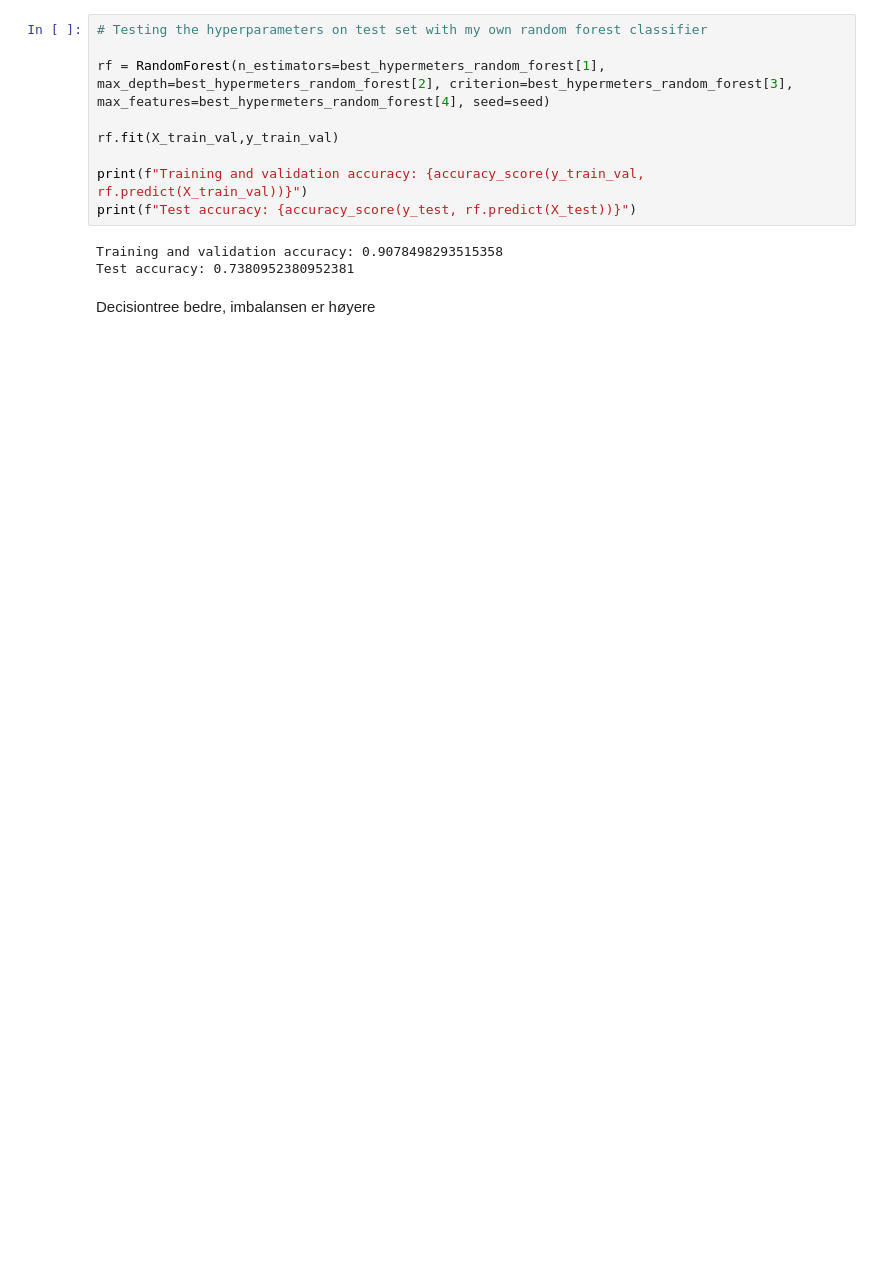
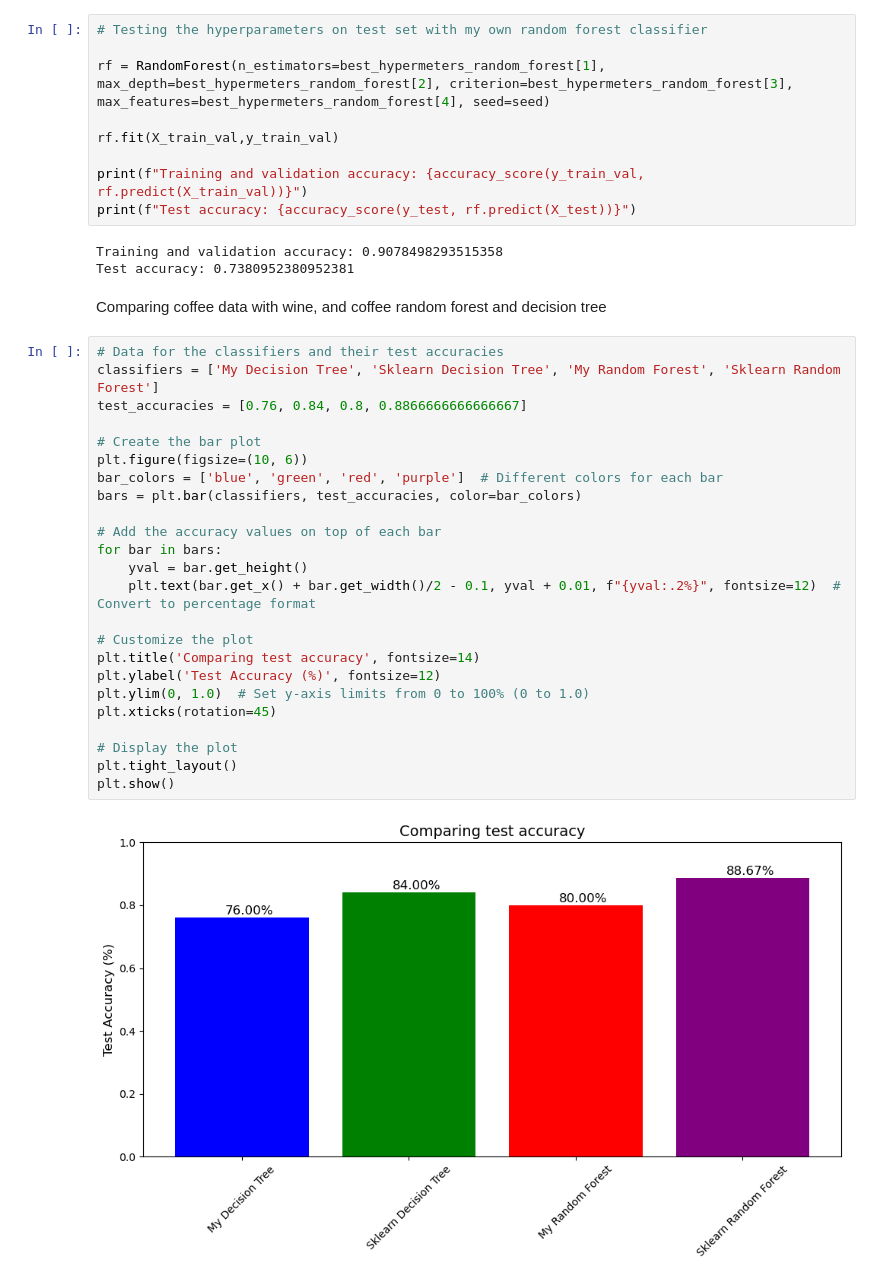
Before and after one commit to eliashovdenes/Machine-Learning-Custom-Decision-Trees-and-Random-Forests, a Jupyter notebook: run_experiments.ipynb, the cells around one changed output. Drawn from its saved outputs; the diff is of its cells as text; blank space fills up the shorter version.

```diff
--- a/run_experiments.ipynb
+++ b/run_experiments.ipynb
@@ -462,5 +463,31 @@ print(f"Test accuracy: {accuracy_score(y_test, rf.predict(X_test))}")
 # %% [output]
 Training and validation accuracy: 0.9078498293515358
 Test accuracy: 0.7380952380952381
-# %% [markdown]
-Decisiontree bedre, imbalansen er høyere
+# %% [markdown]
+Comparing coffee data with wine, and coffee random forest and decision tree
+# %%
+# Data for the classifiers and their test accuracies
+classifiers = ['My Decision Tree', 'Sklearn Decision Tree', 'My Random Forest', 'Sklearn Random Forest']
+test_accuracies = [0.76, 0.84, 0.8, 0.8866666666666667]
+
+# Create the bar plot
+plt.figure(figsize=(10, 6))
+bar_colors = ['blue', 'green', 'red', 'purple']  # Different colors for each bar
+bars = plt.bar(classifiers, test_accuracies, color=bar_colors)
+
+# Add the accuracy values on top of each bar
+for bar in bars:
+    yval = bar.get_height()
+    plt.text(bar.get_x() + bar.get_width()/2 - 0.1, yval + 0.01, f"{yval:.2%}", fontsize=12)  # Convert to percentage format
+
+# Customize the plot
+plt.title('Comparing test accuracy', fontsize=14)
+plt.ylabel('Test Accuracy (%)', fontsize=12)
+plt.ylim(0, 1.0)  # Set y-axis limits from 0 to 100% (0 to 1.0)
+plt.xticks(rotation=45)
+
+# Display the plot
+plt.tight_layout()
+plt.show()
+# %% [output]
+[figure, added]
```
Also changed, not shown: parts of 14 cells of this notebook, 3 other files.
